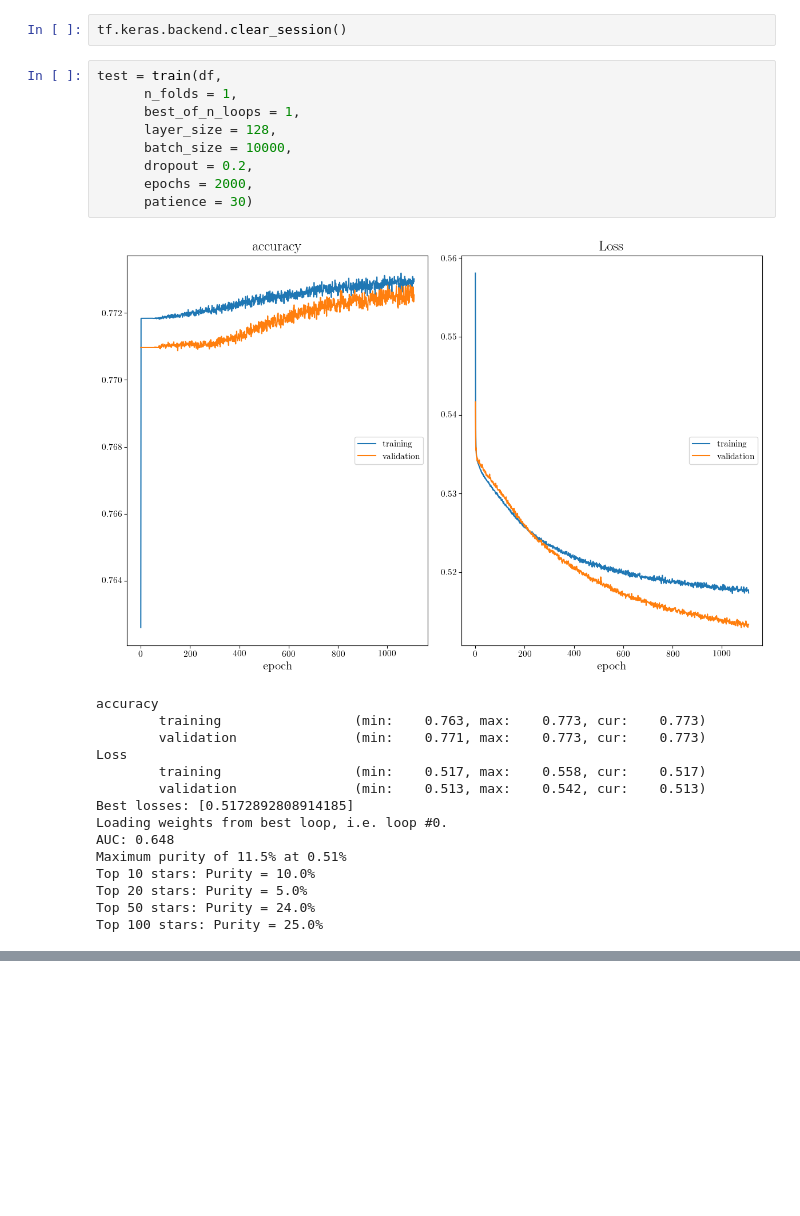
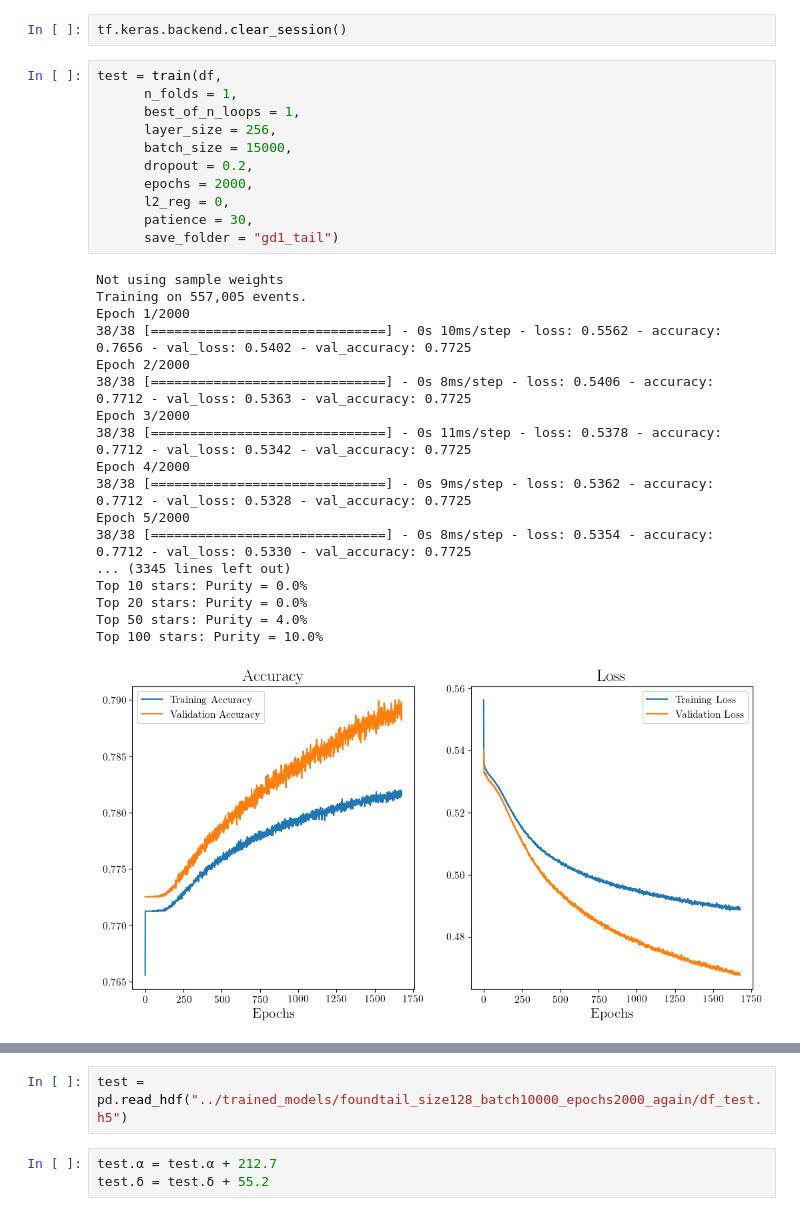
Before and after one commit to hep-lbdl/GaiaCWoLa, a Jupyter notebook: notebooks/Example_Finding_GD1_Tail.ipynb, the cells around one changed output, grey strips where cells are left out. Cells and saved outputs as stored; diff of their text form; blank space fills up the shorter version.

Commit message:
Plot updates

```diff
--- a/notebooks/Example_Finding_GD1_Tail.ipynb
+++ b/notebooks/Example_Finding_GD1_Tail.ipynb
@@ -61,25 +60,30 @@ tf.keras.backend.clear_session()
 # %%
 test = train(df,
       n_folds = 1,
       best_of_n_loops = 1,
-      layer_size = 128,
-      batch_size = 10000,
+      layer_size = 256,
+      batch_size = 15000,
       dropout = 0.2,
       epochs = 2000,
-      patience = 30)
+      l2_reg = 0,
+      patience = 30,
+      save_folder = "gd1_tail")
 # %% [output]
+Not using sample weights
+Training on 557,005 events.
+Epoch 1/2000
+38/38 [==============================] - 0s 10ms/step - loss: 0.5562 - accuracy: 0.7656 - val_loss: 0.5402 - val_accuracy: 0.7725
+Epoch 2/2000
+38/38 [==============================] - 0s 8ms/step - loss: 0.5406 - accuracy: 0.7712 - val_loss: 0.5363 - val_accuracy: 0.7725
+Epoch 3/2000
+38/38 [==============================] - 0s 11ms/step - loss: 0.5378 - accuracy: 0.7712 - val_loss: 0.5342 - val_accuracy: 0.7725
+Epoch 4/2000
+38/38 [==============================] - 0s 9ms/step - loss: 0.5362 - accuracy: 0.7712 - val_loss: 0.5328 - val_accuracy: 0.7725
+Epoch 5/2000
+38/38 [==============================] - 0s 8ms/step - loss: 0.5354 - accuracy: 0.7712 - val_loss: 0.5330 - val_accuracy: 0.7725
+... (3345 lines left out)
+Top 10 stars: Purity = 0.0%
+Top 20 stars: Purity = 0.0%
+Top 50 stars: Purity = 4.0%
+Top 100 stars: Purity = 10.0%
-[figure, old version]
+[figure, new version]
-accuracy
-        training                 (min:    0.763, max:    0.773, cur:    0.773)
-        validation               (min:    0.771, max:    0.773, cur:    0.773)
-Loss
-        training                 (min:    0.517, max:    0.558, cur:    0.517)
-        validation               (min:    0.513, max:    0.542, cur:    0.513)
-Best losses: [0.5172892808914185]
-Loading weights from best loop, i.e. loop #0.
-AUC: 0.648
-Maximum purity of 11.5% at 0.51%
-Top 10 stars: Purity = 10.0%
-Top 20 stars: Purity = 5.0%
-Top 50 stars: Purity = 24.0%
-Top 100 stars: Purity = 25.0%
@@ -96,0 +96,5 @@ Top 100 stars: Purity = 25.0%
+# %%
+test = pd.read_hdf("../trained_models/foundtail_size128_batch10000_epochs2000_again/df_test.h5")
+# %%
+test.α = test.α + 212.7
+test.δ = test.δ + 55.2
```
Also changed, not shown: parts of 6 cells of this notebook, 5 other files.
